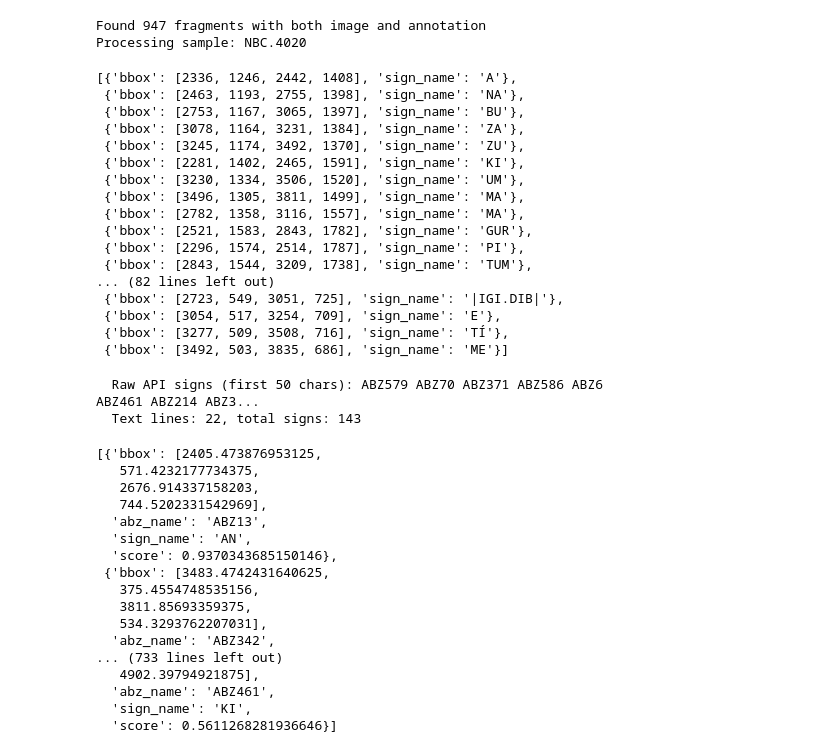
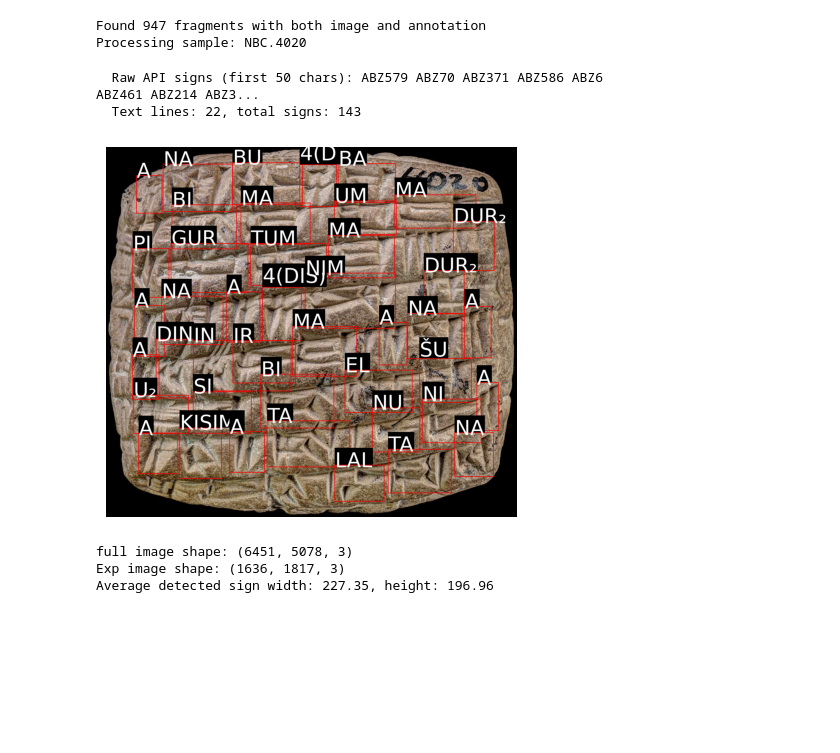
Before and after one commit to ElectronicBabylonianLiterature/cuneiform-ocr, a Jupyter notebook: signs_alignment.ipynb, the cells around one changed output. Saved outputs shown, nothing was run; the diff lists cells and outputs as text; code cells hidden in the pictures; blank space fills up the shorter version.

```diff
--- a/signs_alignment.ipynb
+++ b/signs_alignment.ipynb
@@ -45,26 +45,6 @@ gt_boxes = sa.load_ground_truth(sample)
 gt_bbox_visualizer = sa.BboxVisualizer(boxes_color=(0, 255, 0)) # green for gt
 gt_bbox_visualizer.draw_boxes(img.copy(), gt_boxes)
 gt_bbox_visualizer.display_result(vis_opt = "save", path = os.path.join(OUTPUT_DIR, f"debug_{sample}_gt.jpg"))
-# %%
-gt_boxes
-# %% [output]
-[{'bbox': [2336, 1246, 2442, 1408], 'sign_name': 'A'},
- {'bbox': [2463, 1193, 2755, 1398], 'sign_name': 'NA'},
- {'bbox': [2753, 1167, 3065, 1397], 'sign_name': 'BU'},
- {'bbox': [3078, 1164, 3231, 1384], 'sign_name': 'ZA'},
- {'bbox': [3245, 1174, 3492, 1370], 'sign_name': 'ZU'},
- {'bbox': [2281, 1402, 2465, 1591], 'sign_name': 'KI'},
- {'bbox': [3230, 1334, 3506, 1520], 'sign_name': 'UM'},
- {'bbox': [3496, 1305, 3811, 1499], 'sign_name': 'MA'},
- {'bbox': [2782, 1358, 3116, 1557], 'sign_name': 'MA'},
- {'bbox': [2521, 1583, 2843, 1782], 'sign_name': 'GUR'},
- {'bbox': [2296, 1574, 2514, 1787], 'sign_name': 'PI'},
- {'bbox': [2843, 1544, 3209, 1738], 'sign_name': 'TUM'},
-... (82 lines left out)
- {'bbox': [2723, 549, 3051, 725], 'sign_name': '|IGI.DIB|'},
- {'bbox': [3054, 517, 3254, 709], 'sign_name': 'E'},
- {'bbox': [3277, 509, 3508, 716], 'sign_name': 'TÍ'},
- {'bbox': [3492, 503, 3835, 686], 'sign_name': 'ME'}]
 # %%
 # sign text
 signs_text = sa.get_signs_from_api(sample)
@@ -84,29 +64,27 @@ ABZ461 ABZ214 ABZ3...
   Text lines: 22, total signs: 143
 # %%
 # detect signs
-tablet_detector = sa.TabletImageDetector(model, sa.CLASSES, SCORE_THRESHOLD)
+tablet_detector = sa.TabletImageDetector(model, sa.CLASSES, SCORE_THRESHOLD, keep_crops=True)
 detections = tablet_detector.detect(img)
 
 det_bbox_visualizer = sa.BboxVisualizer(boxes_color=(255, 0, 0)) # red for detections
 det_bbox_visualizer.draw_boxes(img.copy(), detections)
 det_bbox_visualizer.display_result(vis_opt = "save", path = os.path.join(OUTPUT_DIR, f"debug_{sample}_det.jpg"))
+
+cropped = tablet_detector.get_cropped_images()
+exp_image = cropped[3]
+
+det_bbox_visualizer.draw_boxes(exp_image.img.copy(), exp_image.detections)
+det_bbox_visualizer.display_result(vis_opt = "draw", path = os.path.join(OUTPUT_DIR, f"debug_{sample}_exp_image.jpg"))
+# %% [output]
+[figure, added]
 # %%
-detections
+# statistics
+avg_width, avg_height = sa.compute_avg_dimensions(detections)
+print(f"full image shape: {img.shape}")
+print(f"Exp image shape: {exp_image.img.shape}")
+print(f"Average detected sign width: {avg_width:.2f}, height: {avg_height:.2f}")
 # %% [output]
-[{'bbox': [2405.473876953125,
-   571.4232177734375,
-   2676.914337158203,
-   744.5202331542969],
-  'abz_name': 'ABZ13',
-  'sign_name': 'AN',
-  'score': 0.9370343685150146},
- {'bbox': [3483.4742431640625,
-   375.4554748535156,
-   3811.85693359375,
-   534.3293762207031],
-  'abz_name': 'ABZ342',
-... (733 lines left out)
-   4902.39794921875],
-  'abz_name': 'ABZ461',
-  'sign_name': 'KI',
-  'score': 0.5611268281936646}]
+full image shape: (6451, 5078, 3)
+Exp image shape: (1636, 1817, 3)
+Average detected sign width: 227.35, height: 196.96
```
Also changed, not shown: parts of 2 cells of this notebook, 1 other file.
